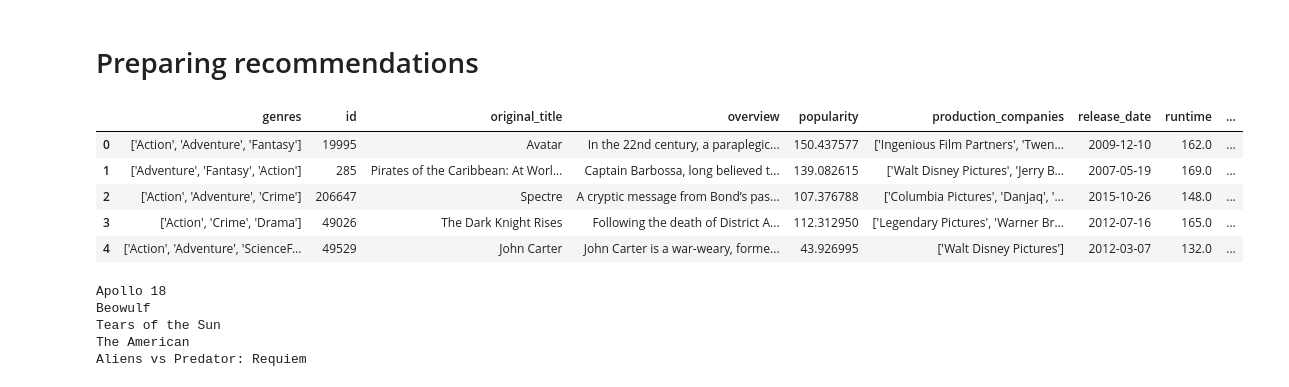
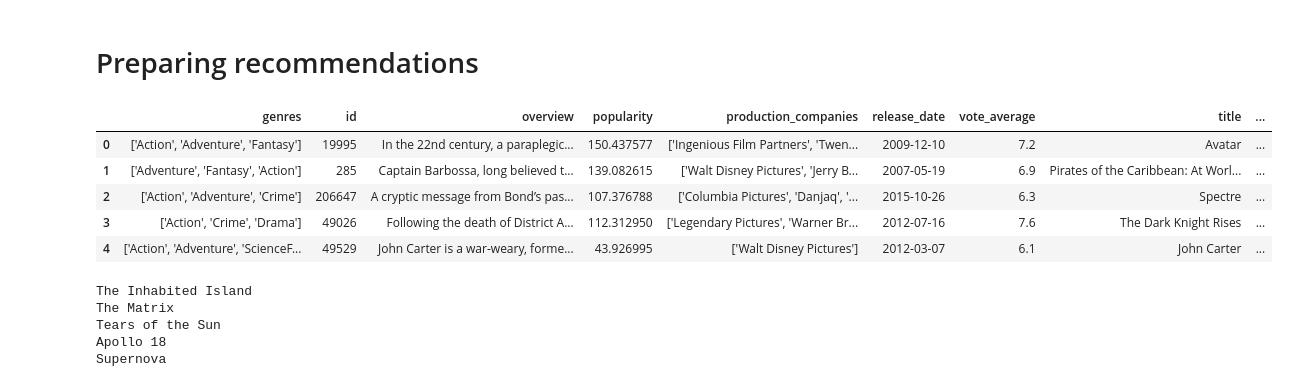
Before and after one commit to hgf700/Project, a Jupyter notebook: RecommendationsML/Untitled.ipynb, the cells around one changed output. Saved outputs shown, nothing was run; the diff lists cells and outputs as text; code cells hidden in the pictures.

Commit message:
feat: improve data and small refactor of names

```diff
--- a/RecommendationsML/Untitled.ipynb
+++ b/RecommendationsML/Untitled.ipynb
@@ -106,34 +113,40 @@ df.head()
 # %%
 import pandas as pd
 import numpy as np
 import matplotlib.pyplot as plt
 
 csv_path = r'C:\Users\USER098\Documents\GitHub\Project\RecommendationsML\Data\results\conected_data.csv'
 pd.set_option('display.max_colwidth', None)
 df = pd.read_csv(csv_path)
 
 def combine_features(row):
     director = row['director'] if isinstance(row['director'], str) else ""
     overview = row['overview'] if isinstance(row['overview'], str) else ""
 
     production_companies = [name.replace(" ", "") for name in row['production_companies']] if isinstance(row['production_companies'], list) else []
 
     cast_names = [name.replace(" ", "") for name in row['cast_names']] if isinstance(row['cast_names'], list) else []
 
     genres = [g for g in row['genres']] if isinstance(row['genres'], list) else []
 
-    return " ".join(genres) + " " + " ".join(cast_names) + " " + director.replace(" ", "") + " " + " ".join(production_companies) + " " + overview
+    try:
+        year = str(pd.to_datetime(row['release_date']).year)
+    except:
+        year = ""
+
+
+    return " ".join(genres) + " " + " ".join(cast_names) + " " + director.replace(" ", "") + " " + " ".join(production_companies) + " " + overview + " " + year
 
 df['tags'] = df.apply(combine_features, axis=1)
 
 df.head()
 # %% [output]
-|  | genres | id | original_title | overview | popularity | production_companies | release_date | runtime | ... |
-| 0 | ['Action', 'Adventure', 'Fantasy'] | 19995 | Avatar | In the 22nd century, a paraplegic... | 150.437577 | ['Ingenious Film Partners', 'Twen... | 2009-12-10 | 162.0 | ... |
-| 1 | ['Adventure', 'Fantasy', 'Action'] | 285 | Pirates of the Caribbean: At Worl... | Captain Barbossa, long believed t... | 139.082615 | ['Walt Disney Pictures', 'Jerry B... | 2007-05-19 | 169.0 | ... |
-| 2 | ['Action', 'Adventure', 'Crime'] | 206647 | Spectre | A cryptic message from Bond’s pas... | 107.376788 | ['Columbia Pictures', 'Danjaq', '... | 2015-10-26 | 148.0 | ... |
-| 3 | ['Action', 'Crime', 'Drama'] | 49026 | The Dark Knight Rises | Following the death of District A... | 112.312950 | ['Legendary Pictures', 'Warner Br... | 2012-07-16 | 165.0 | ... |
-| 4 | ['Action', 'Adventure', 'ScienceF... | 49529 | John Carter | John Carter is a war-weary, forme... | 43.926995 | ['Walt Disney Pictures'] | 2012-03-07 | 132.0 | ... |
+|  | genres | id | overview | popularity | production_companies | release_date | vote_average | title | ... |
+| 0 | ['Action', 'Adventure', 'Fantasy'] | 19995 | In the 22nd century, a paraplegic... | 150.437577 | ['Ingenious Film Partners', 'Twen... | 2009-12-10 | 7.2 | Avatar | ... |
+| 1 | ['Adventure', 'Fantasy', 'Action'] | 285 | Captain Barbossa, long believed t... | 139.082615 | ['Walt Disney Pictures', 'Jerry B... | 2007-05-19 | 6.9 | Pirates of the Caribbean: At Worl... | ... |
+| 2 | ['Action', 'Adventure', 'Crime'] | 206647 | A cryptic message from Bond’s pas... | 107.376788 | ['Columbia Pictures', 'Danjaq', '... | 2015-10-26 | 6.3 | Spectre | ... |
+| 3 | ['Action', 'Crime', 'Drama'] | 49026 | Following the death of District A... | 112.312950 | ['Legendary Pictures', 'Warner Br... | 2012-07-16 | 7.6 | The Dark Knight Rises | ... |
+| 4 | ['Action', 'Adventure', 'ScienceF... | 49529 | John Carter is a war-weary, forme... | 43.926995 | ['Walt Disney Pictures'] | 2012-03-07 | 6.1 | John Carter | ... |
 # %%
 # from sklearn.feature_extraction.text import CountVectorizer
 from sklearn.feature_extraction.text import TfidfVectorizer
@@ -160,8 +173,8 @@ def recommend(movie_title):
 # %%
 recommend("Avatar")
 # %% [output]
+The Inhabited Island
+The Matrix
+Tears of the Sun
 Apollo 18
-Beowulf
-Tears of the Sun
-The American
-Aliens vs Predator: Requiem
+Supernova
```
Also changed, not shown: parts of 3 cells of this notebook, 9 other files.
